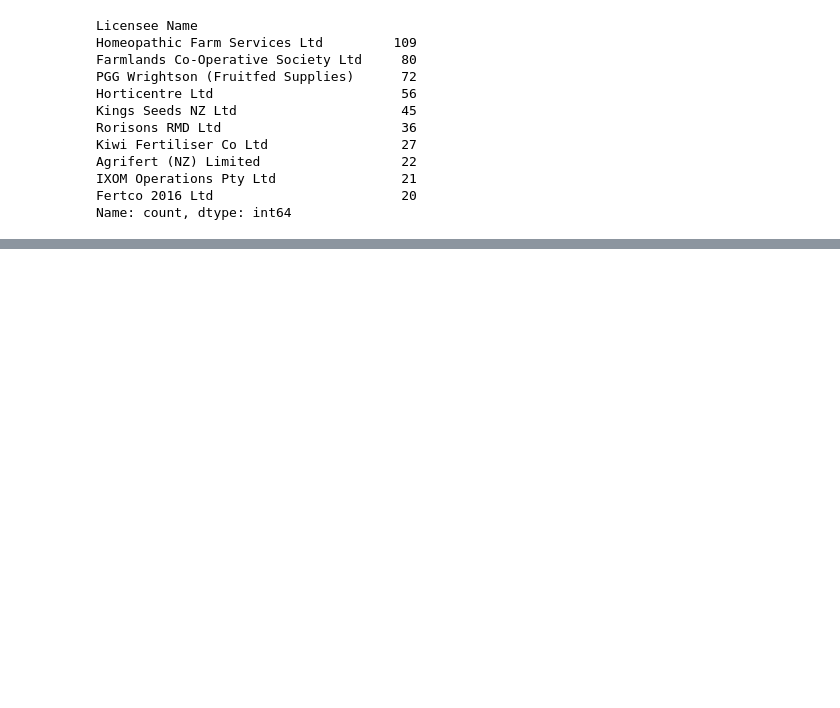
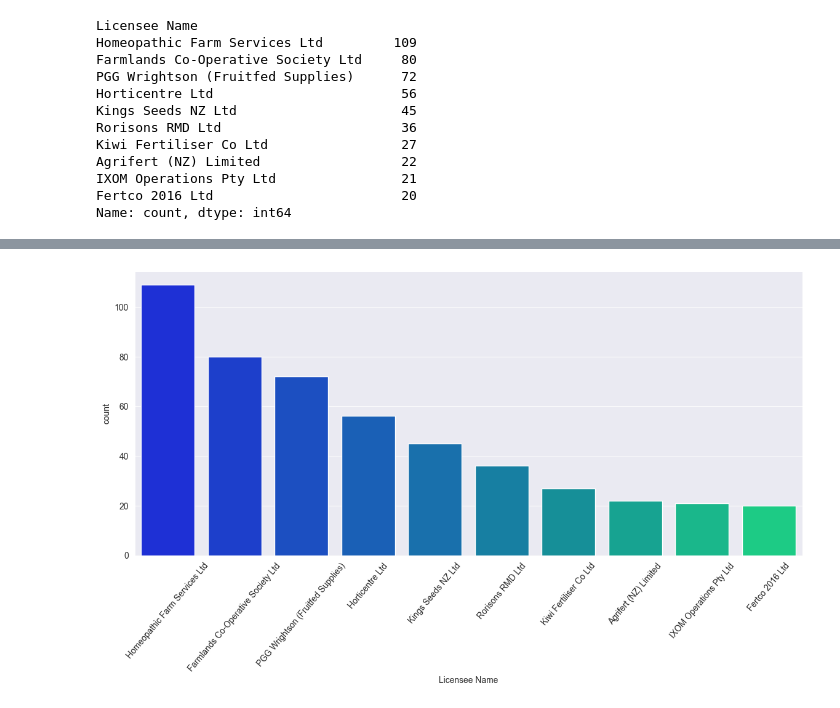
Before and after one commit to godfather-is-me/GDI-BioGro, a Jupyter notebook: initial.ipynb, the cells around one changed output, grey strips where cells are left out. Cells and saved outputs as stored; diff of their text form; code cells hidden in the pictures; blank space fills up the shorter version.

Commit message:
scraper and data update

```diff
--- a/initial.ipynb
+++ b/initial.ipynb
@@ -3,6 +3,9 @@ import pandas as pd
 import numpy as np
 import seaborn as sns
 import matplotlib.pyplot as plt
+# %%
+sns.set_palette("winter")
+sns.set_style("darkgrid")
 # %%
 import re
 import io
@@ -83,7 +84,8 @@ df[df["Expiry Date"] == "23.12.2023"]
 |  | BioGro No | Licensee Name | Address | Input Name | Sub Type | Category | Expiry Date |
 | 727 | 6185 | Arxada NZ Ltd | Hudson Road,13-15,New Plymouth 4312 | Esteem | Crop Management | Pesticide | 23.12.2023 |
 # %%
-df["Licensee Name"].value_counts().sort_values(ascending=False).head(10)
+top10 = df["Licensee Name"].value_counts().sort_values(ascending=False).head(10)
+top10
 # Homeopathic Farm Services is the biggest player in the game
 # %% [output]
 Licensee Name
@@ -100,0 +117,9 @@ Name: count, dtype: int64
+# %%
+plt.figure(figsize=(14, 6))
+
+sns.barplot(data=top10.reset_index(), x="Licensee Name", y="count", palette="winter")
+
+plt.xticks(rotation=50)
+plt.show()
+# %% [output]
+[figure, added]
```
Also changed, not shown: parts of 8 cells of this notebook, 5 other files.
